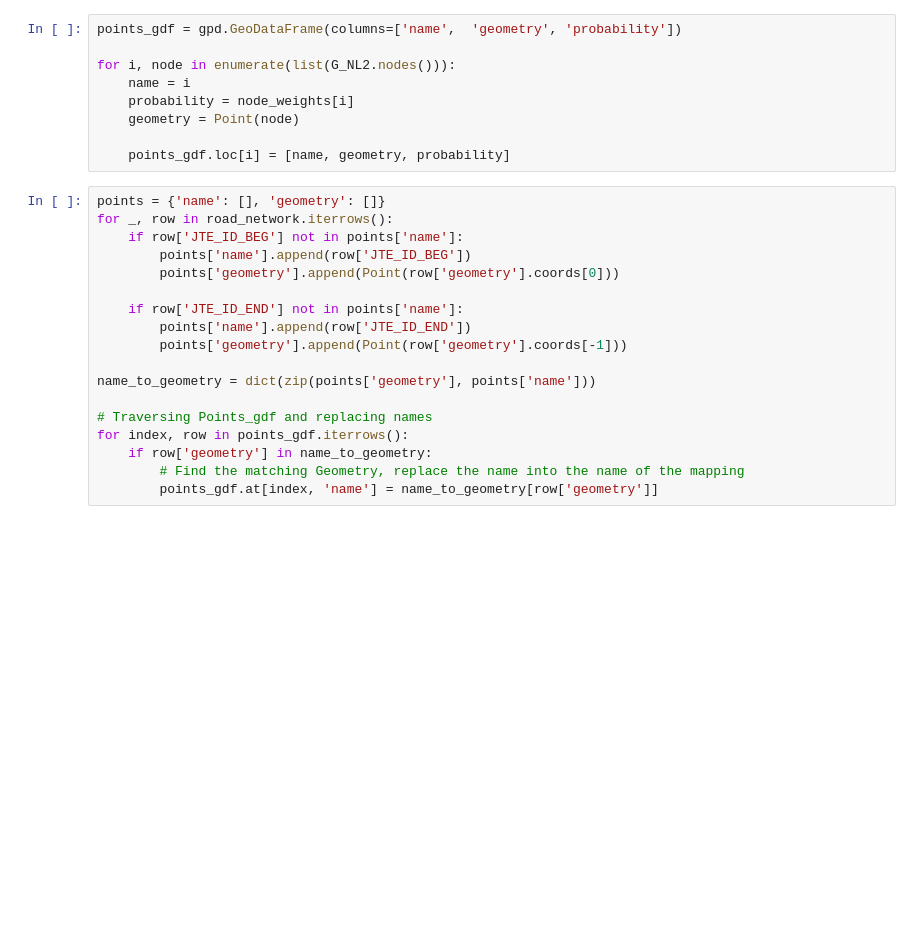
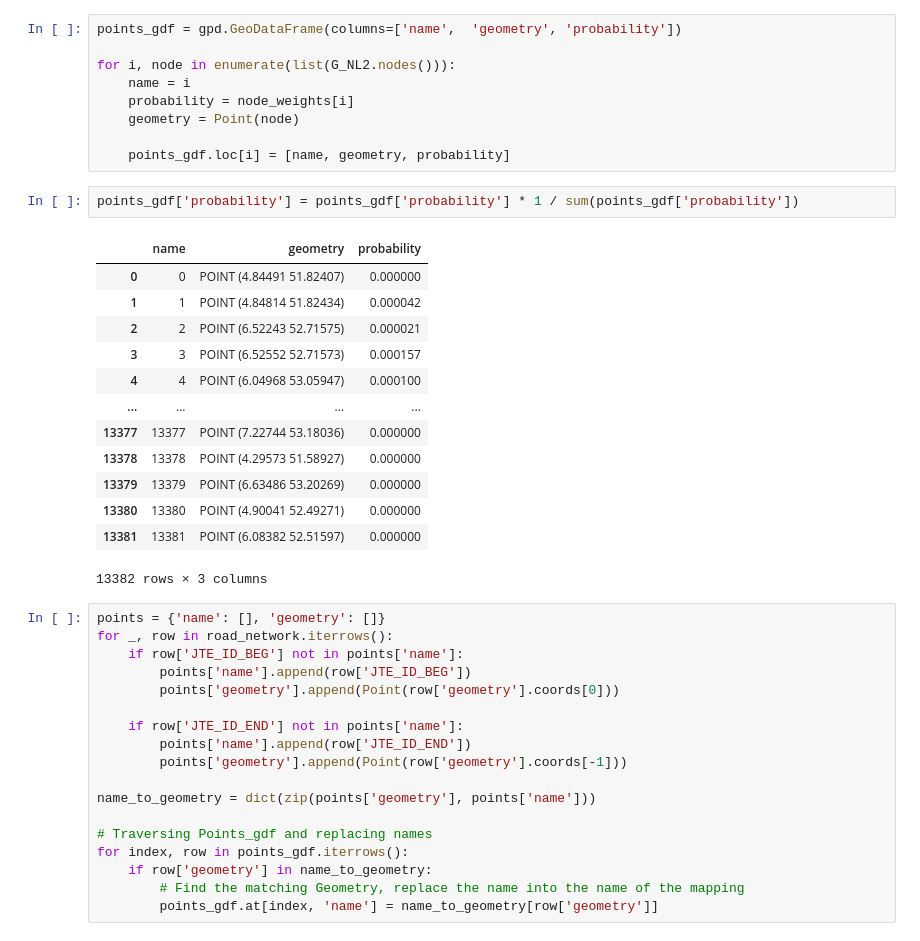
Before and after one commit to Max-Lange/CIEM6302_RWS-Project, a Jupyter notebook: midterm_check_2.ipynb, the cells around one changed output. Cells and saved outputs as stored; diff of their text form; blank space fills up the shorter version.

```diff
--- a/midterm_check_2.ipynb
+++ b/midterm_check_2.ipynb
@@ -148,6 +148,22 @@ for i, node in enumerate(list(G_NL2.nodes())):
     geometry = Point(node)
 
     points_gdf.loc[i] = [name, geometry, probability]
+# %%
+points_gdf['probability'] = points_gdf['probability'] * 1 / sum(points_gdf['probability'])
+# %% [output]
+|  | name | geometry | probability |
+| 0 | 0 | POINT (4.84491 51.82407) | 0.000000 |
+| 1 | 1 | POINT (4.84814 51.82434) | 0.000042 |
+| 2 | 2 | POINT (6.52243 52.71575) | 0.000021 |
+| 3 | 3 | POINT (6.52552 52.71573) | 0.000157 |
+| 4 | 4 | POINT (6.04968 53.05947) | 0.000100 |
+| ... | ... | ... | ... |
+| 13377 | 13377 | POINT (7.22744 53.18036) | 0.000000 |
+| 13378 | 13378 | POINT (4.29573 51.58927) | 0.000000 |
+| 13379 | 13379 | POINT (6.63486 53.20269) | 0.000000 |
+| 13380 | 13380 | POINT (4.90041 52.49271) | 0.000000 |
+| 13381 | 13381 | POINT (6.08382 52.51597) | 0.000000 |
+13382 rows × 3 columns
 # %%
 points = {'name': [], 'geometry': []}
 for _, row in road_network.iterrows():
```
